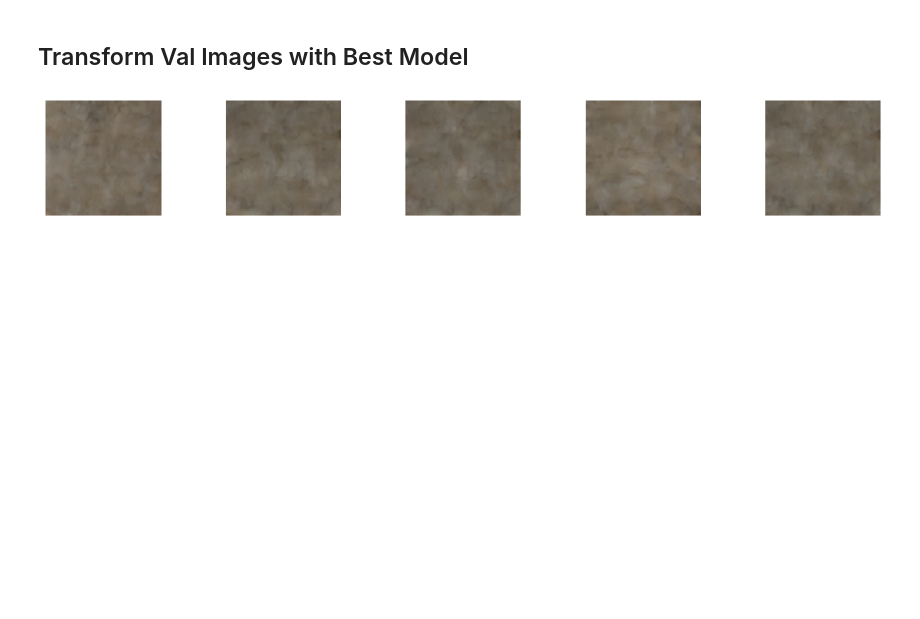
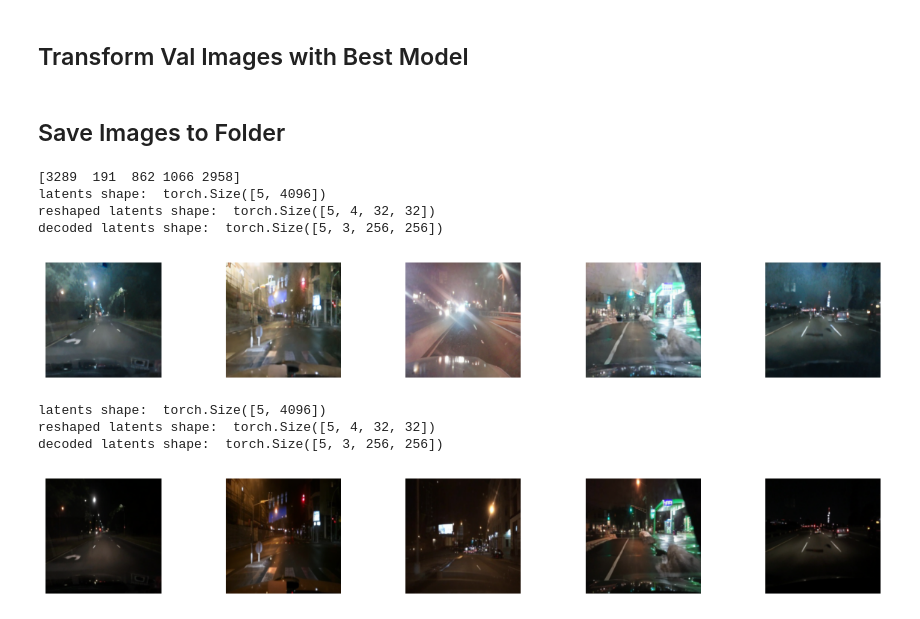
Before and after one commit to jsluijter02/LightSB_YOLO, a Jupyter notebook: notebooks/4_LightSB_transform.ipynb, the cells around one changed output. Drawn from its saved outputs; the diff is of its cells as text; code cells hidden in the pictures; blank space fills up the shorter version.

```diff
--- a/notebooks/4_LightSB_transform.ipynb
+++ b/notebooks/4_LightSB_transform.ipynb
@@ -66,2 +67,5 @@ sb = LightSB_BDD(sb_config, np_data)
+# %%
+sb_config = LightSB_BDD.standard_config()
+sb = LightSB_BDD(sb_config, np_data=np_data)
 # %% [markdown]
 ## Train SB with a Grid Search + Val Set Evaluation
@@ -72,0 +83,5 @@ Additionally, downstream the mAP of the YOLOPX algorithm will determine this met
+# %%
+epsilons = [0.01, 0.1, 0.5]
+n_potentials = [10, 20]
+is_diagonal = ... # Doesn't work on mac, but it
+max_steps = [1000, 10000, 50000]
@@ -120,23 +163,27 @@ Additionally, downstream the mAP of the YOLOPX algorithm will determine this met
 # %% [markdown]
 ## Transform Val Images with Best Model
+# %%
+best_cfg = LightSB_BDD.standard_config()
+best_cfg.MODEL.EPSILON = best["epsilon"]
+best_cfg.MODEL.N_POTENTIALS = best["n_potentials"]
+best_cfg.MAX_STEPS = best["max_steps"]
+
+best_sb = LightSB_BDD(config=best_cfg, np_data=np_data)
+
+best_sb.load_state_dict(best["state_dict"])
 # %%
-best_cfg = LightSB_BDD.standard_config()
-best_cfg.MODEL.EPSILON = 0.5
-best_cfg.MODEL.N_POTENTIALS = 20
-
-best_sb = LightSB_BDD(config=best_cfg, np_data=np_data)
-
-best_sb.train()
-
-best_transformed = sb.transform(sb.X_test)
+best_transformed = best_sb.transform(best_sb.X_test)
+# %% [markdown]
+## Save Images to Folder
 # %%
-from scripts.utils import img
-import diffusers
-
-indices = img.sample_indices(len(best_transformed))
-decoded =  encoder.decode_latents(best_transformed[indices], batch_size=10)
-decoded_imgs = diffusers.utils.pt_to_pil(decoded)
-
-img.plot_samples(decoded_imgs)
+encoder.save_imgs(best_transformed, filenames=val_night_filenames)
 # %% [output]
+[3289  191  862 1066 2958]
+latents shape:  torch.Size([5, 4096])
+reshaped latents shape:  torch.Size([5, 4, 32, 32])
+decoded latents shape:  torch.Size([5, 3, 256, 256])
-[figure, old version]
+[figure, new version]
+latents shape:  torch.Size([5, 4096])
+reshaped latents shape:  torch.Size([5, 4, 32, 32])
+decoded latents shape:  torch.Size([5, 3, 256, 256])
+[figure, added]
```
Also changed, not shown: parts of 17 cells of this notebook, 2 other files.
